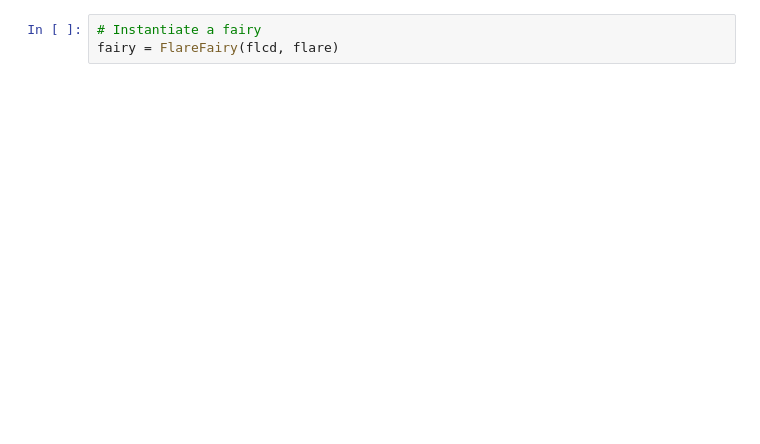
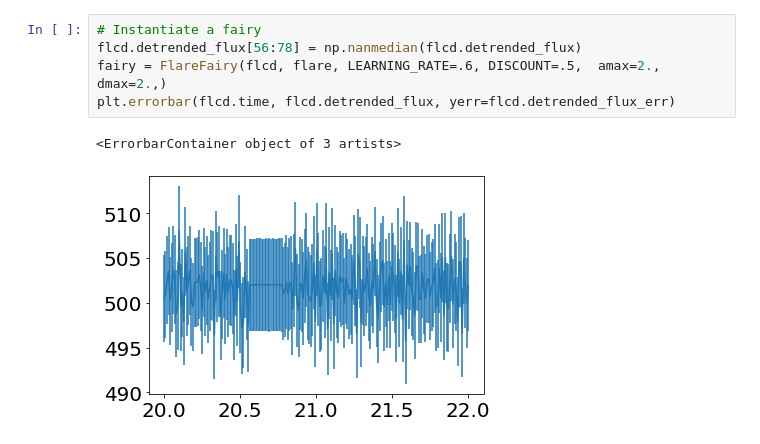
Before and after one commit to ekaterinailin/flares-q-learning, a Jupyter notebook: Basic_Setup_Light_Curve_with_Flare.ipynb, the cells around one changed output. Cells and saved outputs as stored; diff of their text form; blank space fills up the shorter version.

```diff
--- a/Basic_Setup_Light_Curve_with_Flare.ipynb
+++ b/Basic_Setup_Light_Curve_with_Flare.ipynb
@@ -82,7 +80,12 @@ total_n_valid_data_points          300
 Name: 0, dtype: object
-# %%
-# Instantiate a fairy
-fairy = FlareFairy(flcd, flare)
+# %%
+# Instantiate a fairy
+flcd.detrended_flux[56:78] = np.nanmedian(flcd.detrended_flux)
+fairy = FlareFairy(flcd, flare, LEARNING_RATE=.6, DISCOUNT=.5,  amax=2., dmax=2.,)
+plt.errorbar(flcd.time, flcd.detrended_flux, yerr=flcd.detrended_flux_err)
+# %% [output]
+<ErrorbarContainer object of 3 artists>
+[figure, added]
 # %%
 # Show the initial Q-table with the four possible steps
 # increment / decrement amplitude
```
Also changed, not shown: parts of 8 cells of this notebook, 5 other files.
